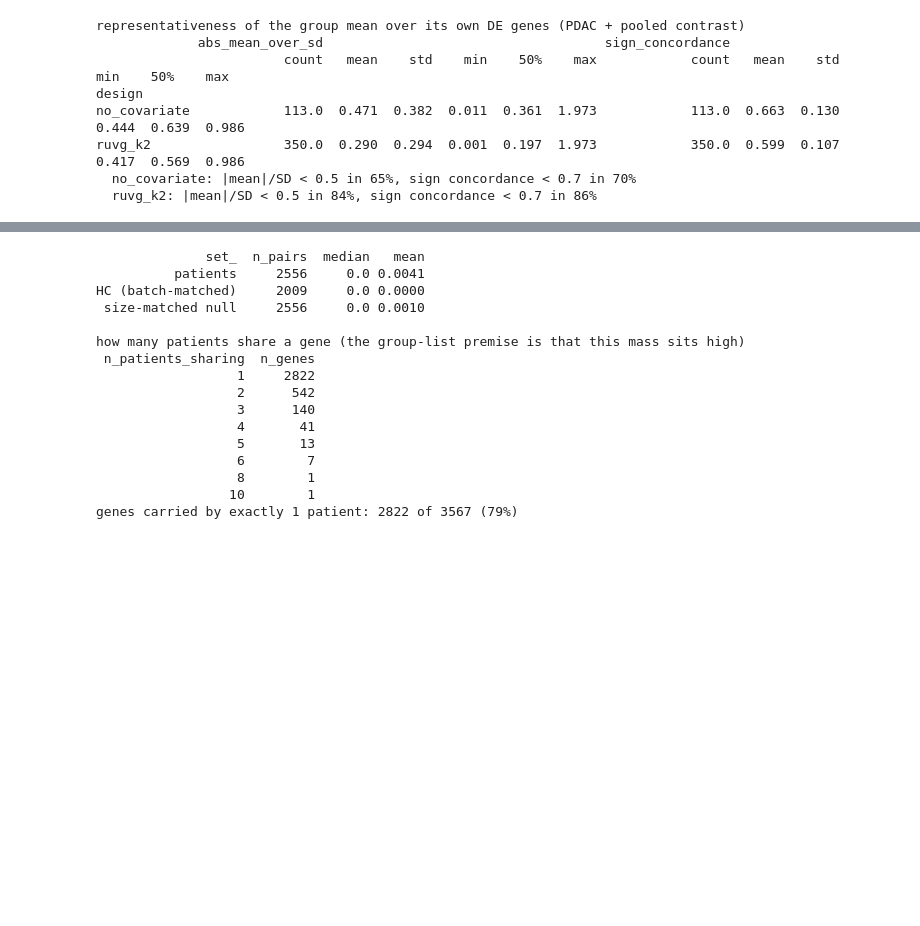
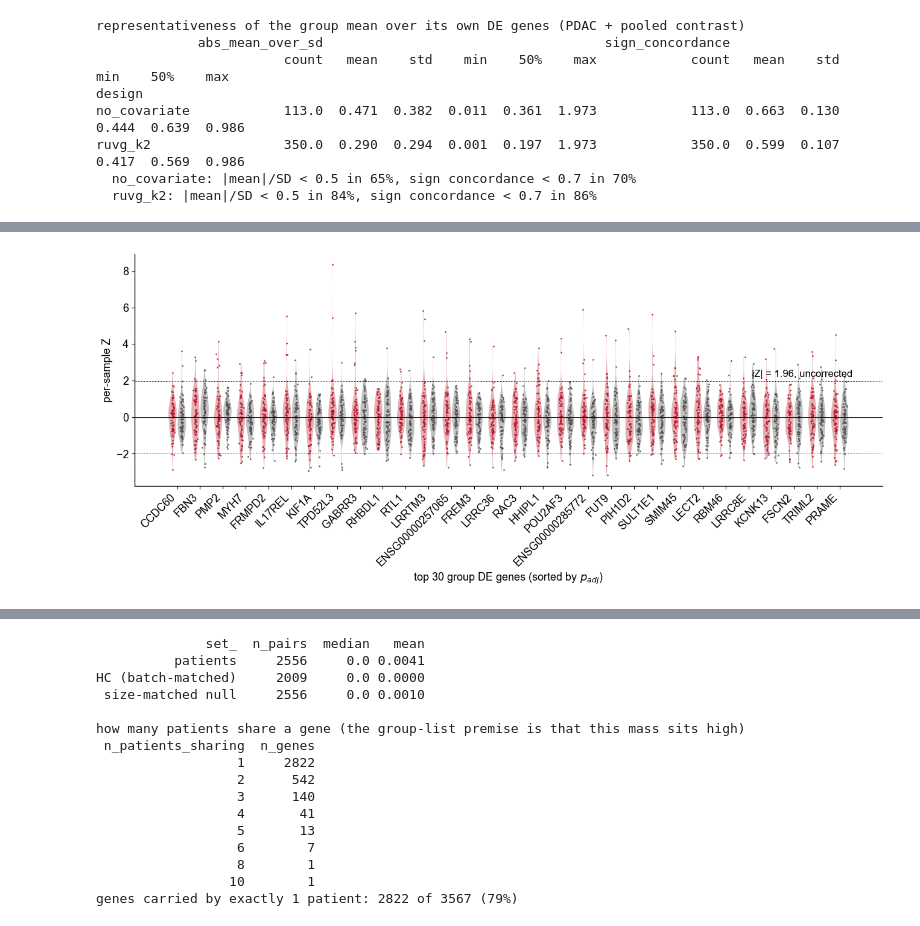
Before and after one commit to jmj3078/cfRNA_NormativeModeling, a Jupyter notebook: MixedEffectsModeling/6_pancreatic_cancer_cohort_deepdive.ipynb, the cells around one changed output, grey strips where cells are left out. Saved outputs shown, nothing was run; the diff lists cells and outputs as text; code cells hidden in the pictures; blank space fills up the shorter version.

```diff
--- a/MixedEffectsModeling/6_pancreatic_cancer_cohort_deepdive.ipynb
+++ b/MixedEffectsModeling/6_pancreatic_cancer_cohort_deepdive.ipynb
@@ -254,0 +319,36 @@ healthy pairs would match patient pairs.
+# %%
+N_SHOW = 30
+DSG = RUVG_PICK
+D = sorted(deg[('PancreaticNeoplasm', DSG)] | deg[('PDAC', DSG)])
+pa = padj_of[('PancreaticNeoplasm', DSG)]['padj'].combine_first(padj_of[('PDAC', DSG)]['padj'])
+top = list(pa.reindex(D).sort_values().index[:N_SHOW])
+
+with h5py.File(config.H5AD_PATH, 'r') as h:
+    gn = h['var/GeneName']
+    sym_all = pd.Categorical.from_codes(gn['codes'][()], dec(gn['categories'][()])).astype(str)
+    sym_of = pd.Series(sym_all, index=dec(h['var/_index'][()]))
+sym = [sym_of.get(g, g.split('.')[0]) for g in top]
+
+ti = np.array([gpos[g] for g in top])
+Zp, Zh = Z_neo[:, ti], Z_hc_qc[:, ti]
+C_PAT, C_HC = '#B2182B', '#4D4D4D'
+
+fig, ax = plt.subplots(figsize=(16.0, 5.0))
+for k in range(N_SHOW):
+    for arr, off, col in [(Zp[:, k], -0.2, C_PAT), (Zh[:, k], 0.2, C_HC)]:
+        v = ax.violinplot(arr, positions=[k + off], widths=0.36, showextrema=False)
+        v['bodies'][0].set_facecolor(col)
+        v['bodies'][0].set_alpha(0.35)
+        ax.plot(k + off + np.random.default_rng(SEED + k).normal(0, 0.035, len(arr)), arr,
+                '.', ms=2.2, color=col, alpha=0.7)
+ax.axhline(0, color='k', lw=0.8)
+for y in (-1.96, 1.96):
+    ax.axhline(y, color='k', lw=0.7, ls=':')
+ax.text(N_SHOW - 0.45, 2.1, '|Z| = 1.96, uncorrected', va='bottom', ha='right', fontsize=12)
+ax.set_xticks(range(N_SHOW), sym, rotation=45, ha='right')
+ax.set_xlabel(f'top {N_SHOW} group DE genes (sorted by $p_{{adj}}$)')
+ax.tick_params(axis='y')
+ax.set_ylabel('per-sample Z')
+fig.savefig(FIG / 'fig_group_top_degs_violin.png', dpi=300, bbox_inches='tight')
+# %% [output]
+[figure, added]
```
Also changed, not shown: parts of 11 cells of this notebook, 18 other files.
